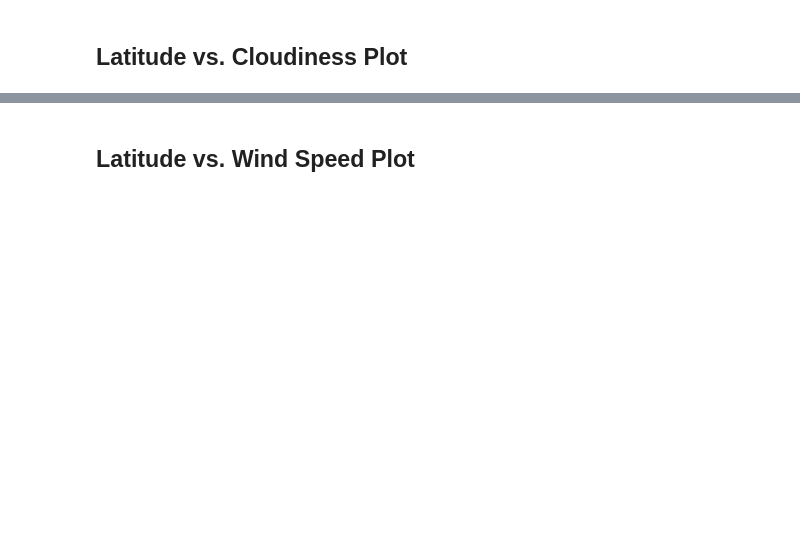
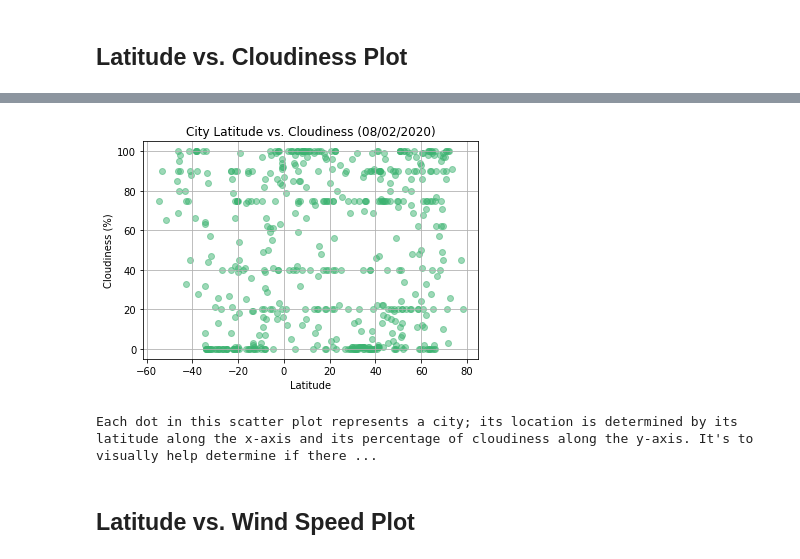
Before and after one commit to kguralpdx/python-api-challenge, a Jupyter notebook: WeatherPy/WeatherPy.ipynb, the cells around one changed output, grey strips where cells are left out. Saved outputs shown, nothing was run; the diff lists cells and outputs as text; code cells hidden in the pictures; blank space fills up the shorter version.

```diff
--- a/WeatherPy/WeatherPy.ipynb
+++ b/WeatherPy/WeatherPy.ipynb
@@ -169,2 +310,16 @@ Int64Index([], dtype='int64')
+# %%
+plt.scatter(clean_city_data['Lat'],clean_city_data['Cloudiness'],
+            c="mediumseagreen",  alpha=0.5)
+plt.title(f"City Latitude vs. Cloudiness ({data_datetime:%m/%d/%Y})")
+plt.xlabel("Latitude")
+plt.ylabel("Cloudiness (%)")
+plt.grid()
+plt.show()
+print("Each dot in this scatter plot represents a city; its location is determined by its latitude along the x-axis and \
+its percentage of cloudiness along the y-axis. It's to visually help determine if there could be a relationship between where \
+a city is located and its cloudiness.")
+# %% [output]
+[figure, added]
+Each dot in this scatter plot represents a city; its location is determined by its latitude along the x-axis and its percentage of cloudiness along the y-axis. It's to visually help determine if there ...
 # %% [markdown]
 ## Latitude vs. Wind Speed Plot
```
Also changed, not shown: parts of 43 cells of this notebook, 10 other files.
